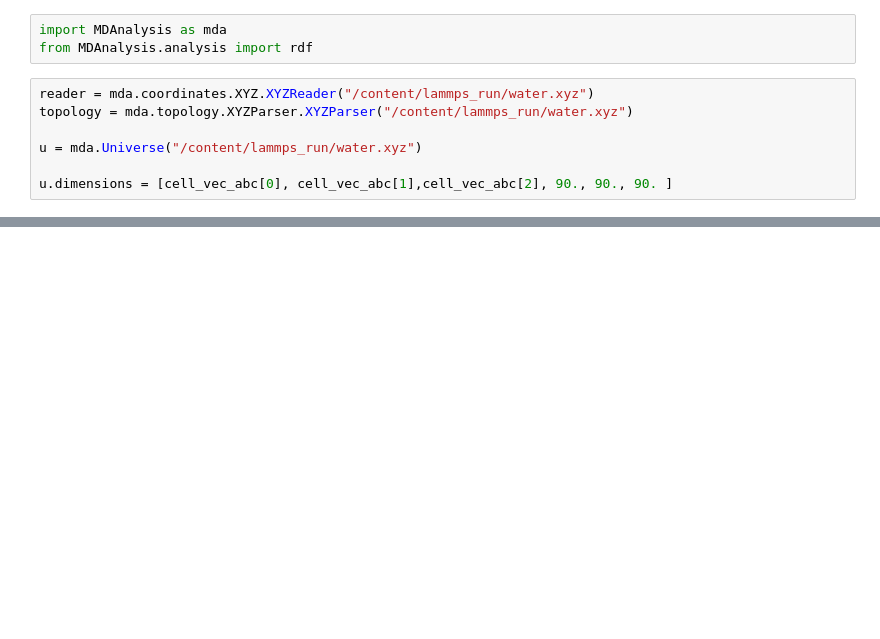
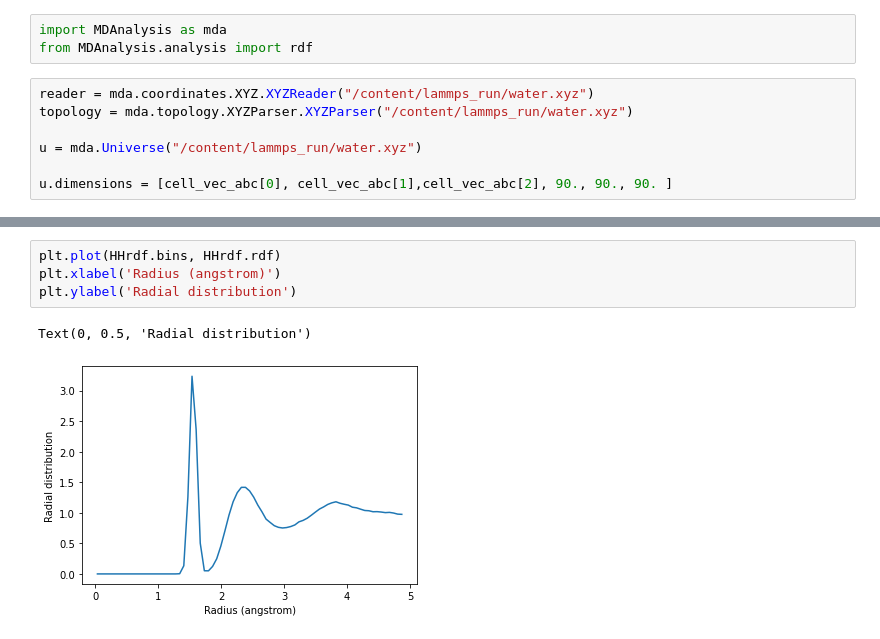
Before and after one commit to gabriele16/nequip, a Jupyter notebook: colab/my-short-nequip-tutorial.ipynb, the cells around one changed output, grey strips where cells are left out. Saved outputs shown, nothing was run; the diff lists cells and outputs as text; blank space fills up the shorter version.

```diff
--- a/colab/my-short-nequip-tutorial.ipynb
+++ b/colab/my-short-nequip-tutorial.ipynb
@@ -558,0 +601,7 @@ plt.ylabel('Radial distribution')
+# %%
+plt.plot(HHrdf.bins, HHrdf.rdf)
+plt.xlabel('Radius (angstrom)')
+plt.ylabel('Radial distribution')
+# %% [output]
+Text(0, 0.5, 'Radial distribution')
+[figure, added]
```
Also changed, not shown: parts of 10 cells of this notebook.
